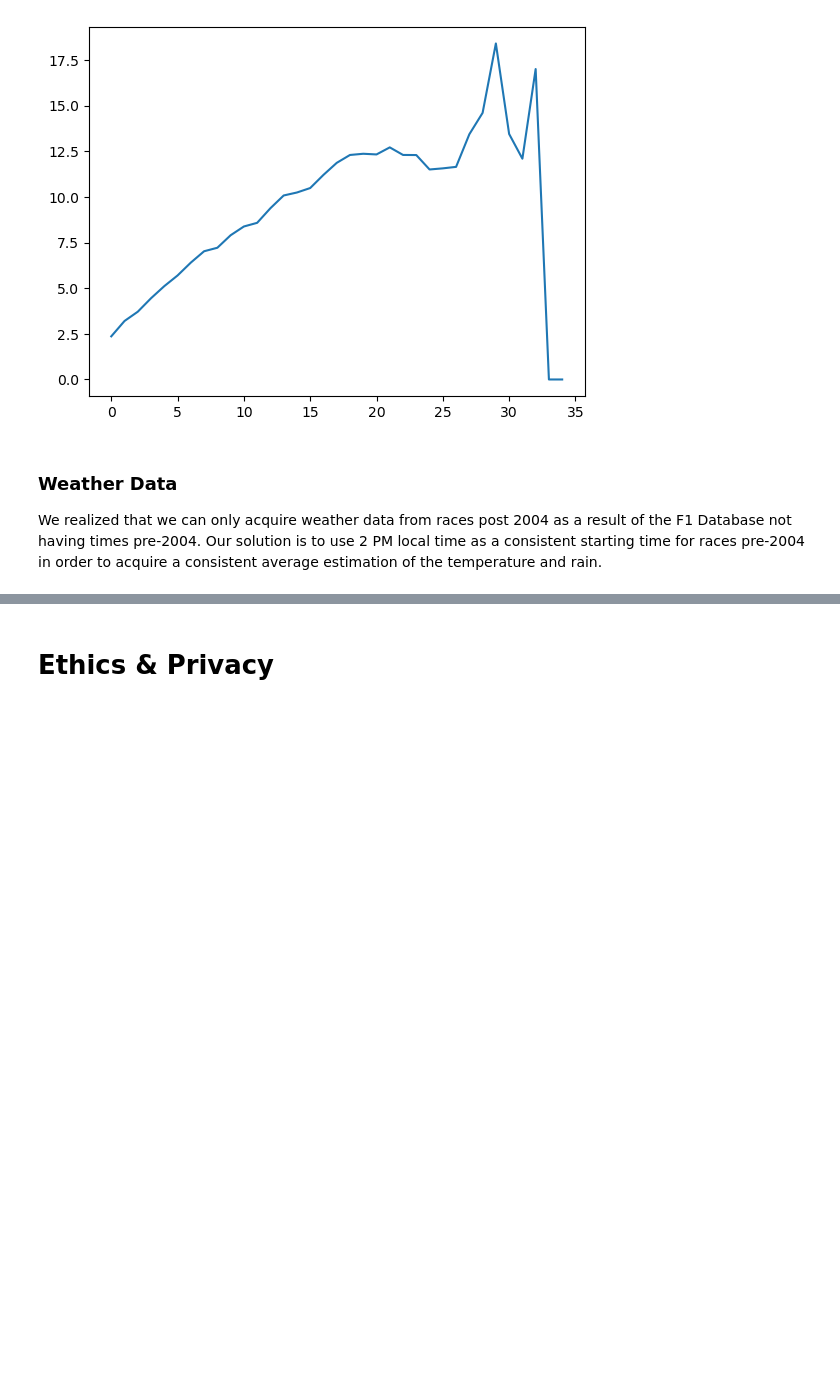
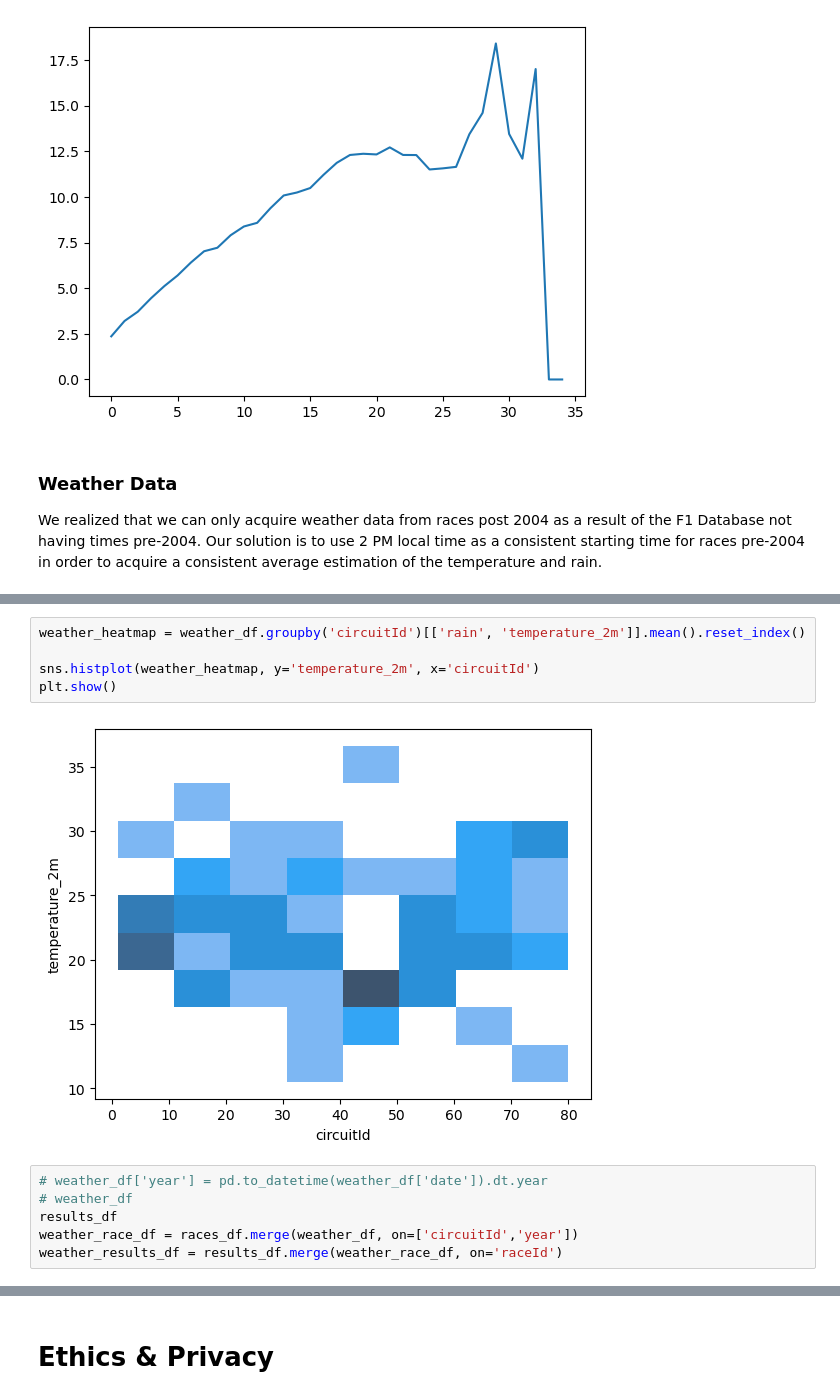
Before and after one commit to KaustubhPaliwal/F1GridAnalysis, a Jupyter notebook: EDACheckpoint_Group149-FA24.ipynb, the cells around one changed output, grey strips where cells are left out. Saved outputs shown, nothing was run; the diff lists cells and outputs as text; blank space fills up the shorter version.

```diff
--- a/EDACheckpoint_Group149-FA24.ipynb
+++ b/EDACheckpoint_Group149-FA24.ipynb
@@ -305,0 +320,13 @@ We realized that we can only acquire weather data from races post 2004 as a resu
+# %%
+weather_heatmap = weather_df.groupby('circuitId')[['rain', 'temperature_2m']].mean().reset_index()
+
+sns.histplot(weather_heatmap, y='temperature_2m', x='circuitId')
+plt.show()
+# %% [output]
+[figure, added]
+# %%
+# weather_df['year'] = pd.to_datetime(weather_df['date']).dt.year
+# weather_df
+results_df
+weather_race_df = races_df.merge(weather_df, on=['circuitId','year'])
+weather_results_df = results_df.merge(weather_race_df, on='raceId')
```
Also changed, not shown: parts of 7 cells of this notebook.
